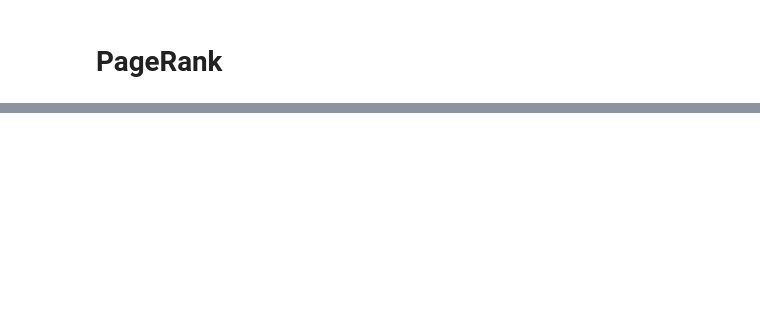
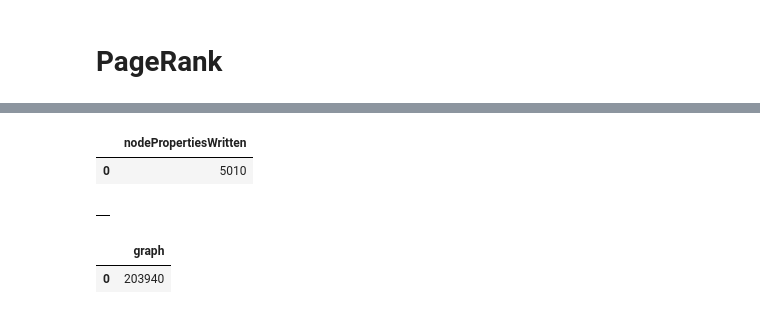
Before and after one commit to oenstrom/Bachelor_thesis_OE222FH_CE223AF, a Jupyter notebook: jupyter_notebook/pagerank.ipynb, the cells around one changed output, grey strips where cells are left out. Cells and saved outputs as stored; diff of their text form; code cells hidden in the pictures; blank space fills up the shorter version.

```diff
--- a/jupyter_notebook/pagerank.ipynb
+++ b/jupyter_notebook/pagerank.ipynb
@@ -57,0 +89,41 @@ gds.run_cypher("""
+# %%
+gds.run_cypher("""
+               CALL gds.degree.write(
+                    'popularQuestionAlternatives',
+                    { writeProperty: 'nrOfRespondents' }
+               )
+               YIELD nodePropertiesWritten
+               RETURN nodePropertiesWritten
+               """)
+# %% [output]
+|  | nodePropertiesWritten |
+| 0 | 5010 |
+# %%
+# Create relationship from questionalternative to respondent called CHOSEN_BY if the there already is a relationship between the two nodes called CHOSE.
+# The relationship CHOSEN_BY will have a property called score which is the same as the property nrOfRespondents on the node QuestionAlternative.
+gds.run_cypher("""
+                MATCH (q:QuestionAlternative)<-[c:CHOSE]-(r:Respondent)
+                MERGE (q)-[cb:CHOSEN_BY]->(r)
+                SET cb.score = q.nrOfRespondents
+               """)
+# %% [output]
+|  |
+# %%
+# Create graph on the new relationship CHOSEN_BY
+
+gds.run_cypher("""
+               CALL gds.graph.project(
+                     'outkastRespondents',
+                     ["QuestionAlternative", "Respondent"],
+                     {
+                            CHOSEN_BY: {
+                                properties: 'nrOfRespondents'
+                            }
+                     }
+                ) YIELD graphName, nodeCount, relationshipCount
+                AS graph
+                RETURN graph
+               """)
+# %% [output]
+|  | graph |
+| 0 | 203940 |
```
Also changed, not shown: parts of 9 cells of this notebook.
